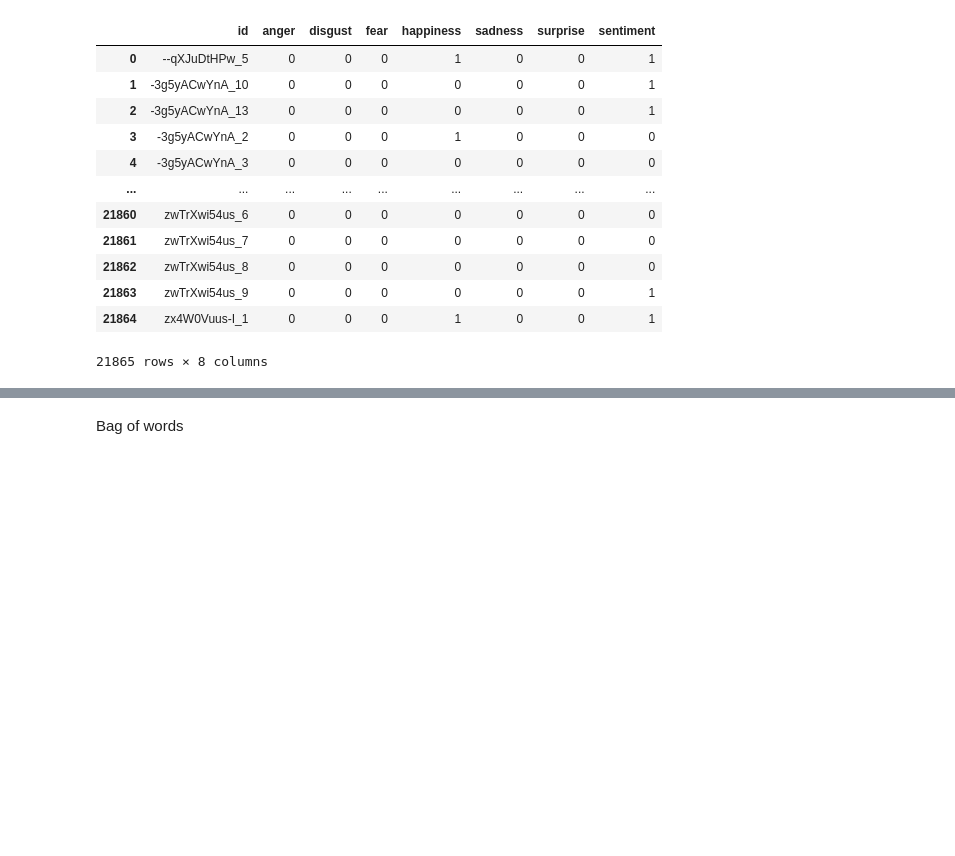
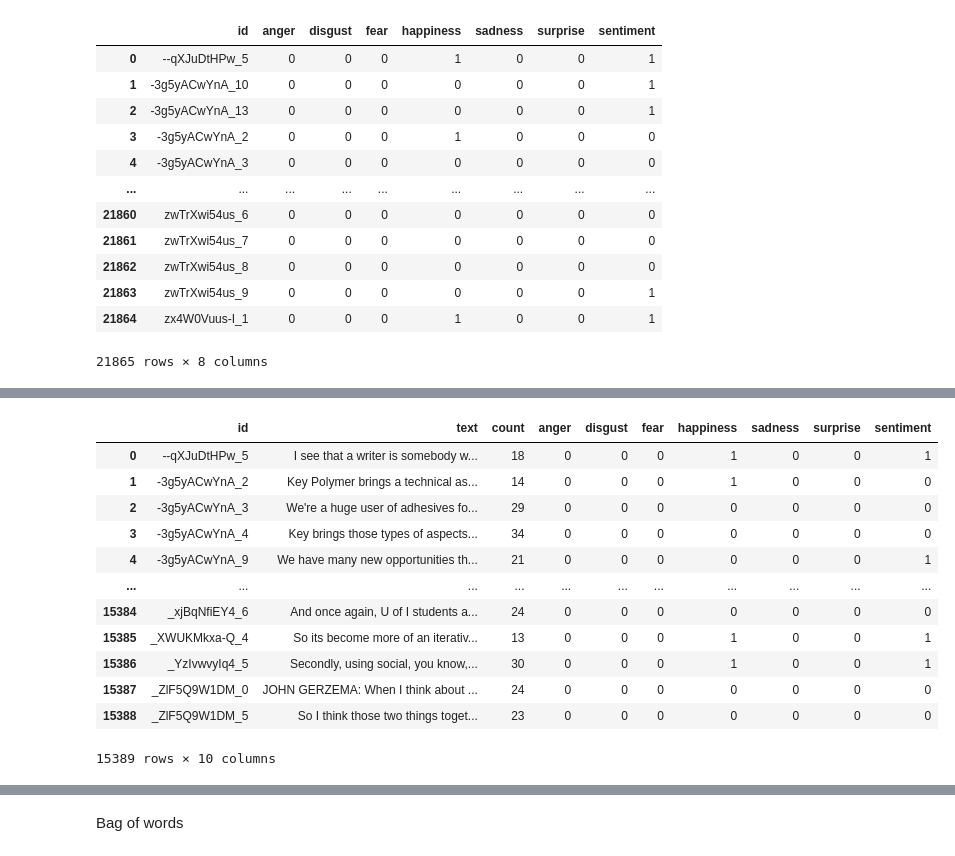
Before and after one commit to phgz/emotion, a Jupyter notebook: notebooks/text-model.ipynb, the cells around one changed output, grey strips where cells are left out. Drawn from its saved outputs; the diff is of its cells as text; code cells hidden in the pictures; blank space fills up the shorter version.

```diff
--- a/notebooks/text-model.ipynb
+++ b/notebooks/text-model.ipynb
@@ -75,8 +90,8 @@ def clean_stopwords_digits(line)->str:
     new_line = ' '.join([word.lower() for word in line.split() if (len(word) >=2 and word.isalpha() and word not in stopwords_dict)])
     return new_line
 # %%
-id_label_df = pd.read_csv("../data/interim/labels/interim.csv")
-display(id_label_df)
+label_df = pd.read_csv("../data/interim/labels/interim.csv")
+display(label_df)
 # %% [output]
 |  | id | anger | disgust | fear | happiness | sadness | surprise | sentiment |
 | 0 | --qXJuDtHPw_5 | 0 | 0 | 0 | 1 | 0 | 0 | 1 |
@@ -134,3 +175,20 @@ display(df_text)
+# %%
+frame = pd.merge(df_text, label_df, on = 'id', how = 'inner')
+frame
+# %% [output]
+|  | id | text | count | anger | disgust | fear | happiness | sadness | surprise | sentiment |
+| 0 | --qXJuDtHPw_5 | I see that a writer is somebody w... | 18 | 0 | 0 | 0 | 1 | 0 | 0 | 1 |
+| 1 | -3g5yACwYnA_2 | Key Polymer brings a technical as... | 14 | 0 | 0 | 0 | 1 | 0 | 0 | 0 |
+| 2 | -3g5yACwYnA_3 | We're a huge user of adhesives fo... | 29 | 0 | 0 | 0 | 0 | 0 | 0 | 0 |
+| 3 | -3g5yACwYnA_4 | Key brings those types of aspects... | 34 | 0 | 0 | 0 | 0 | 0 | 0 | 0 |
+| 4 | -3g5yACwYnA_9 | We have many new opportunities th... | 21 | 0 | 0 | 0 | 0 | 0 | 0 | 1 |
+| ... | ... | ... | ... | ... | ... | ... | ... | ... | ... | ... |
+| 15384 | _xjBqNfiEY4_6 | And once again, U of I students a... | 24 | 0 | 0 | 0 | 0 | 0 | 0 | 0 |
+| 15385 | _XWUKMkxa-Q_4 | So its become more of an iterativ... | 13 | 0 | 0 | 0 | 1 | 0 | 0 | 1 |
+| 15386 | _YzIvwvyIq4_5 | Secondly, using social, you know,... | 30 | 0 | 0 | 0 | 1 | 0 | 0 | 1 |
+| 15387 | _ZlF5Q9W1DM_0 | JOHN GERZEMA: When I think about ... | 24 | 0 | 0 | 0 | 0 | 0 | 0 | 0 |
+| 15388 | _ZlF5Q9W1DM_5 | So I think those two things toget... | 23 | 0 | 0 | 0 | 0 | 0 | 0 | 0 |
+15389 rows × 10 columns
 # %%
 nltk.download('averaged_perceptron_tagger')
 df_text['tagged'] = df_text['tokens'].apply(nltk.tag.pos_tag )
```
Also changed, not shown: parts of 10 cells of this notebook.
